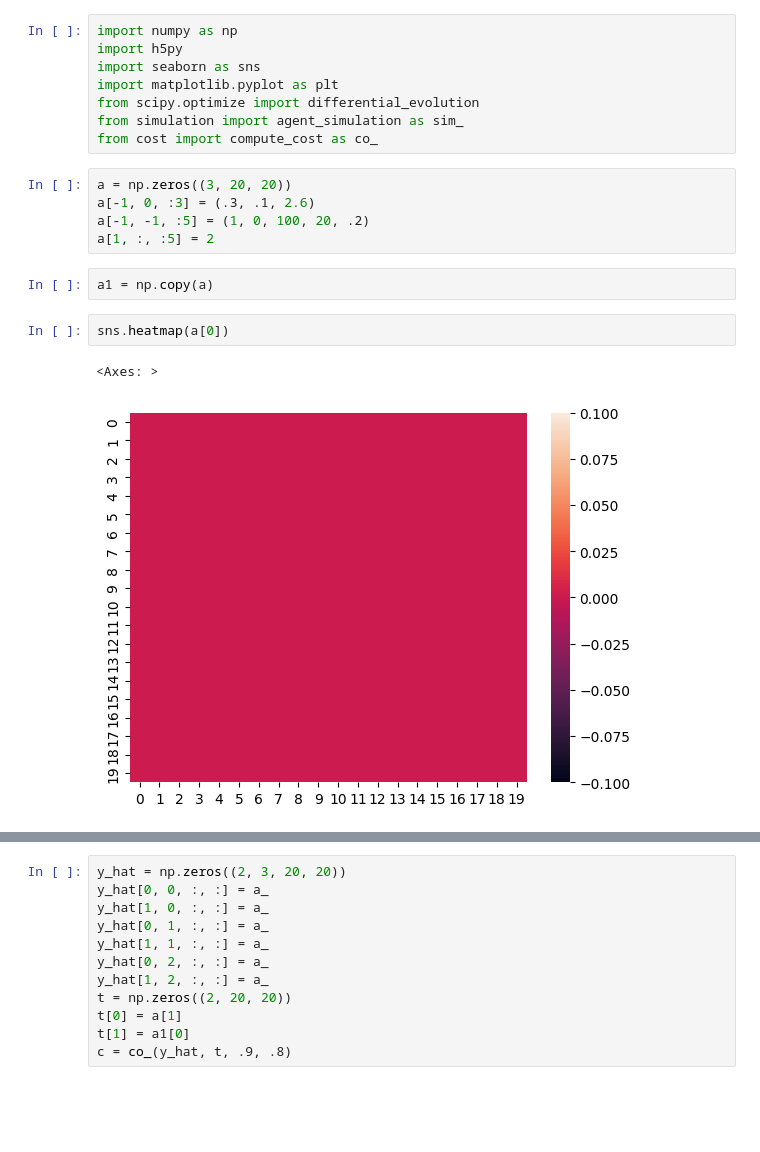
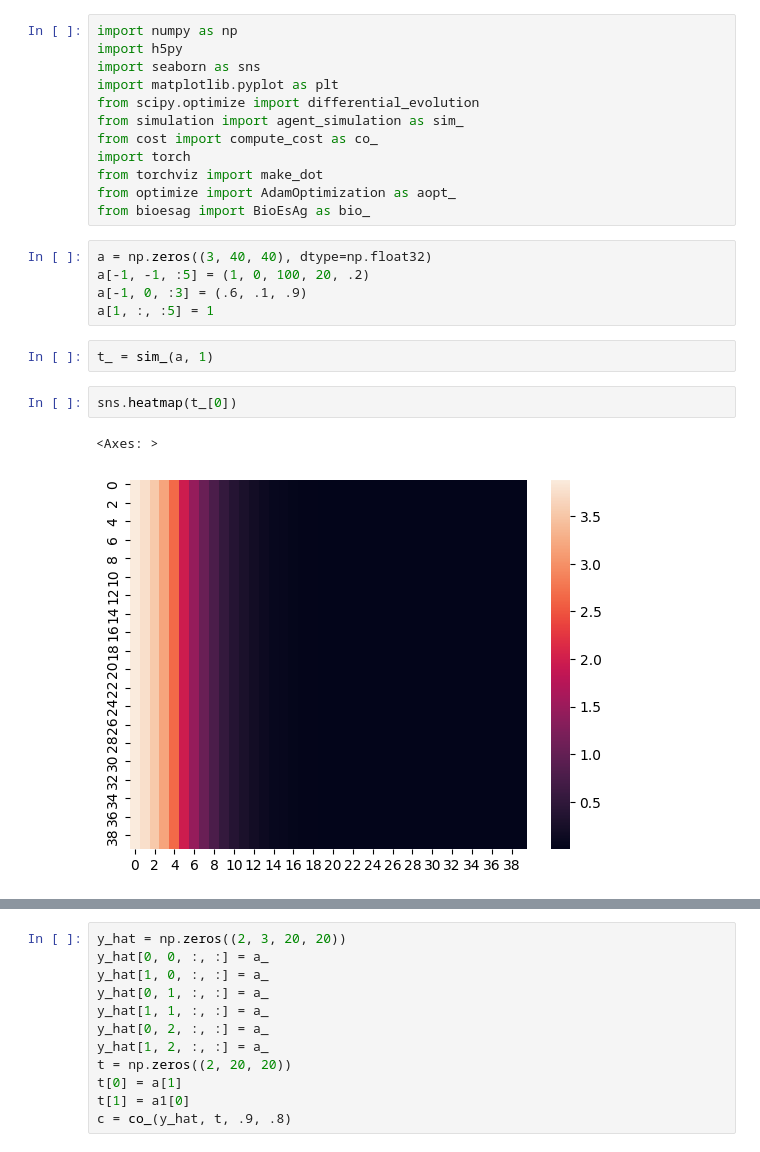
Before and after one commit to LoqmanSamani/grn-designer, a Jupyter notebook: new_/torch_.ipynb, the cells around one changed output, grey strips where cells are left out. Saved outputs shown, nothing was run; the diff lists cells and outputs as text; blank space fills up the shorter version.

```diff
--- a/new_/torch_.ipynb
+++ b/new_/torch_.ipynb
@@ -6,15 +6,19 @@ import matplotlib.pyplot as plt
 from scipy.optimize import differential_evolution
 from simulation import agent_simulation as sim_
 from cost import compute_cost as co_
+import torch
+from torchviz import make_dot
+from optimize import AdamOptimization as aopt_
+from bioesag import BioEsAg as bio_
 # %%
-a = np.zeros((3, 20, 20))
-a[-1, 0, :3] = (.3, .1, 2.6)
+a = np.zeros((3, 40, 40), dtype=np.float32)
 a[-1, -1, :5] = (1, 0, 100, 20, .2)
-a[1, :, :5] = 2
+a[-1, 0, :3] = (.6, .1, .9)
+a[1, :, :5] = 1
-# %%
-a1 = np.copy(a)
-# %%
-sns.heatmap(a[0])
-# %% [output]
-<Axes: >
-[figure, removed]
+# %%
+t_ = sim_(a, 1)
+# %%
+sns.heatmap(t_[0])
+# %% [output]
+<Axes: >
+[figure, added]
```
Also changed, not shown: parts of 18 cells of this notebook, 9 other files.
